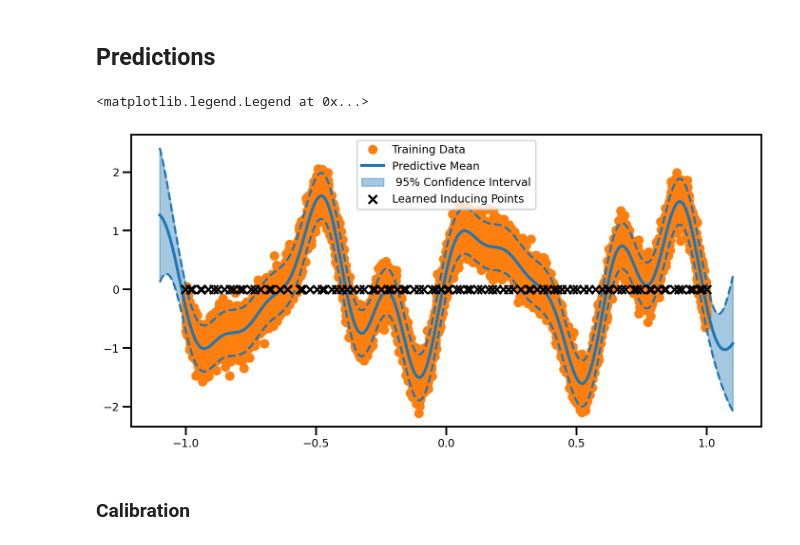
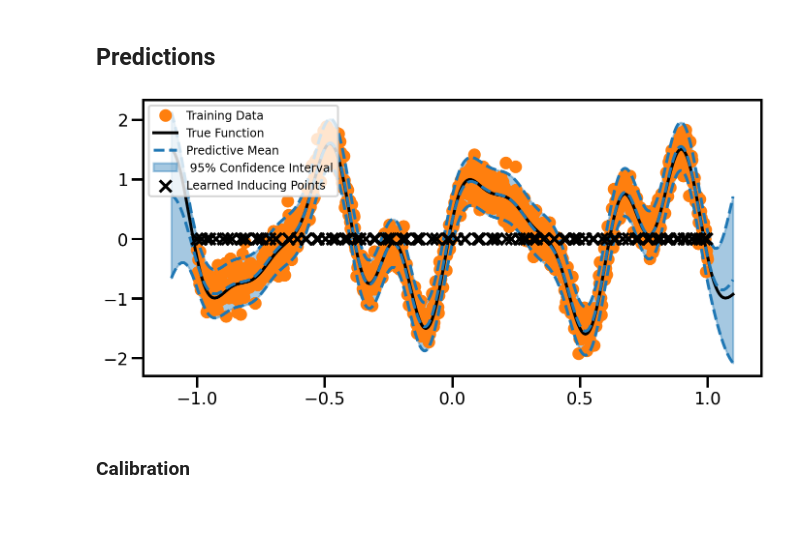
Before and after one commit to jejjohnson/gp_model_zoo, a Jupyter notebook: code/numpyro/notebooks/sparse/numpyro_sparsegp.ipynb, the cells around one changed output. Saved outputs shown, nothing was run; the diff lists cells and outputs as text; code cells hidden in the pictures; blank space fills up the shorter version.

```diff
--- a/code/numpyro/notebooks/sparse/numpyro_sparsegp.ipynb
+++ b/code/numpyro/notebooks/sparse/numpyro_sparsegp.ipynb
@@ -52,7 +52,7 @@ import matplotlib.pyplot as plt
 # SEABORN SETTINGS
 import seaborn as sns
 
-sns.set_context(context="talk", font_scale=0.7)
+sns.set_context(context="poster", font_scale=0.8)
 
 # PANDAS SETTINGS
 import pandas as pd
@@ -72,13 +72,13 @@ import loguru
 from src.data import regression_complex, regression_simple
 
 Xtrain, ytrain, xtest, ytest = regression_complex(
-    n_train=10_000, n_test=1_000, noise=0.2, seed=123, buffer=0.1
+    n_train=1_000, n_test=1_000, noise=0.2, seed=123, buffer=0.1
 )
 
-fig, ax = plt.subplots()
+fig, ax = plt.subplots(figsize=(10, 5))
 ax.scatter(Xtrain, ytrain, color="tab:orange", label="Data")
 ax.plot(xtest, ytest, color="black", label="True Function")
-ax.legend()
+ax.legend(fontsize=12)
 plt.tight_layout()
 plt.show()
 # %% [output]
@@ -230,43 +230,51 @@ learned_params = svi_results.params
 # %% [markdown]
 ## Predictions
 # %%
-from src.sparse import SGPPredictive, get_cond_params
+from src.sparse import init_sgp_predictive
 
-sgp_pred = SGPPredictive(**get_cond_params(RBF, learned_params, Xtrain, ytrain))
+sgp_pred = init_sgp_predictive(RBF, learned_params, Xtrain, ytrain, jitter=1e-5)
 # %%
-mu, cov = sgp_pred.predict_f(xtest)
+mu, var = sgp_pred.predict_y(xtest, full_covariance=False)
 
-std = jnp.sqrt(jnp.diag(cov.squeeze()))
+std = jnp.sqrt(var).ravel()
 # %%
 ci = 1.96
 one_stddev = ci * std
 # %%
 fig, ax = plt.subplots(figsize=(10, 5))
 ax.plot(Xtrain, ytrain.squeeze(), "o", color="tab:orange", label="Training Data")
-ax.plot(xtest, mu.ravel(), color="tab:blue", linewidth=3, label="Predictive Mean")
+ax.plot(xtest, ytest, color="black", linestyle="-", label="True Function")
+ax.plot(
+    xtest,
+    mu.ravel(),
+    color="tab:blue",
+    linewidth=3,
+    linestyle="--",
+    label="Predictive Mean",
+)
 ax.fill_between(
     xtest.ravel(),
     mu.ravel() - one_stddev,
     mu.ravel() + one_stddev,
     alpha=0.4,
     color="tab:blue",
     label=f" 95% Confidence Interval",
 )
 plt.scatter(
     learned_params["x_u"],
     np.zeros_like(learned_params["x_u"]),
     label="Learned Inducing Points",
     color="black",
     marker="x",
     zorder=3,
 )
 ax.plot(xtest, mu.ravel() - one_stddev, linestyle="--", color="tab:blue")
 ax.plot(xtest, mu.ravel() + one_stddev, linestyle="--", color="tab:blue")
 plt.tight_layout()
-plt.legend()
+plt.legend(fontsize=12)
+plt.show()
 # %% [output]
-<matplotlib.legend.Legend at 0x...>
-[figure, old version]
+[figure, new version]
 # %% [markdown]
 ### Calibration
 # %%
```
Also changed, not shown: parts of 7 cells of this notebook, 11 other files.
